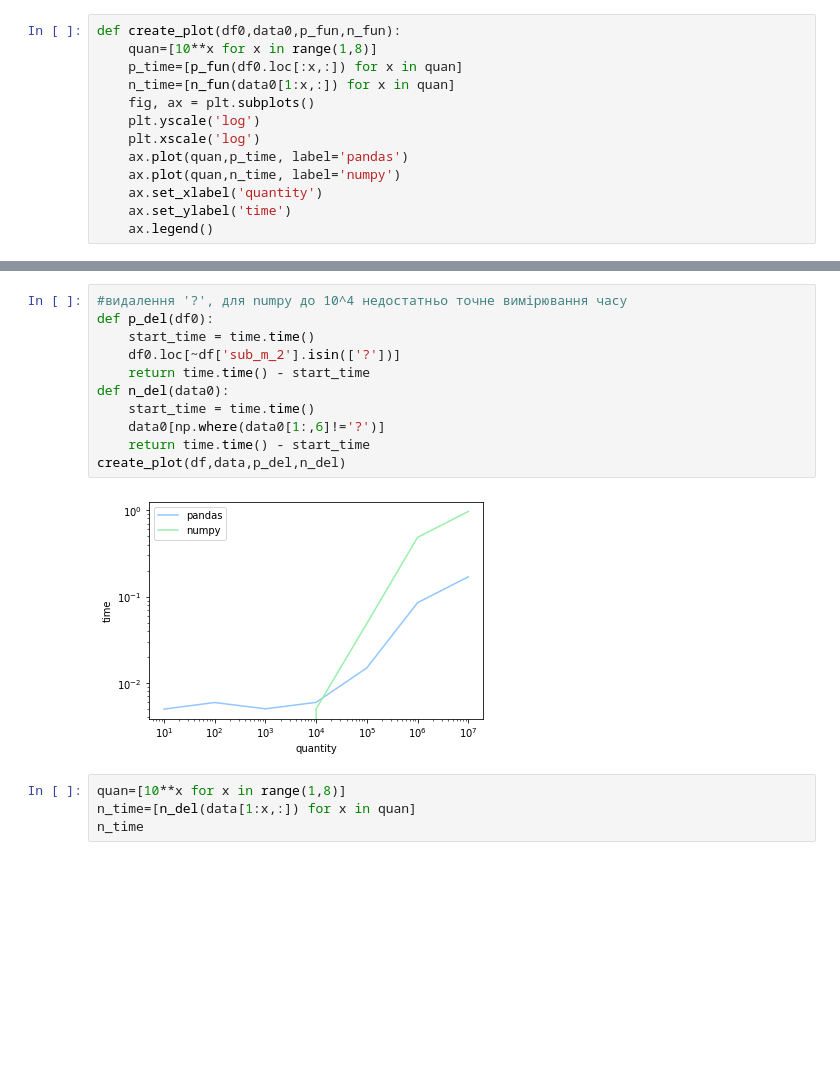
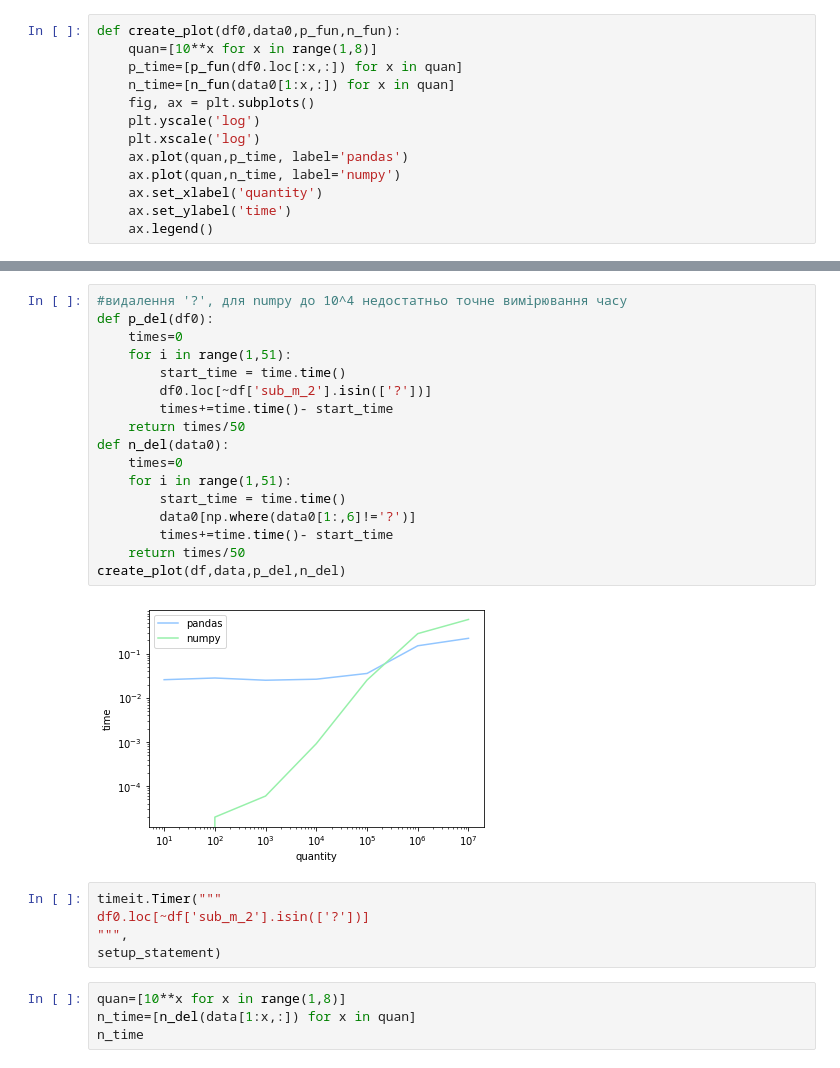
Before and after one commit to 7tangerine7/datascience, a Jupyter notebook: plot.ipynb, the cells around one changed output, grey strips where cells are left out. Drawn from its saved outputs; the diff is of its cells as text; blank space fills up the shorter version.

```diff
--- a/plot.ipynb
+++ b/plot.ipynb
@@ -59,16 +58,27 @@ array([['16/12/2006', '17:24:00', '4.216', '0.418', '234.840', '18.400',
 # %%
 #видалення '?', для numpy до 10^4 недостатньо точне вимірювання часу
 def p_del(df0):
-    start_time = time.time()
-    df0.loc[~df['sub_m_2'].isin(['?'])]
-    return time.time() - start_time
+    times=0
+    for i in range(1,51):
+        start_time = time.time()
+        df0.loc[~df['sub_m_2'].isin(['?'])]
+        times+=time.time()- start_time
+    return times/50
 def n_del(data0):
-    start_time = time.time()
-    data0[np.where(data0[1:,6]!='?')]
-    return time.time() - start_time
+    times=0
+    for i in range(1,51):
+        start_time = time.time()
+        data0[np.where(data0[1:,6]!='?')]
+        times+=time.time()- start_time
+    return times/50
 create_plot(df,data,p_del,n_del)
 # %% [output]
-[figure, old version]
+[figure, new version]
+# %%
+timeit.Timer("""
+df0.loc[~df['sub_m_2'].isin(['?'])]
+""",
+setup_statement)
 # %%
 quan=[10**x for x in range(1,8)]
 n_time=[n_del(data[1:x,:]) for x in quan]
```
Also changed, not shown: parts of 6 cells of this notebook.
